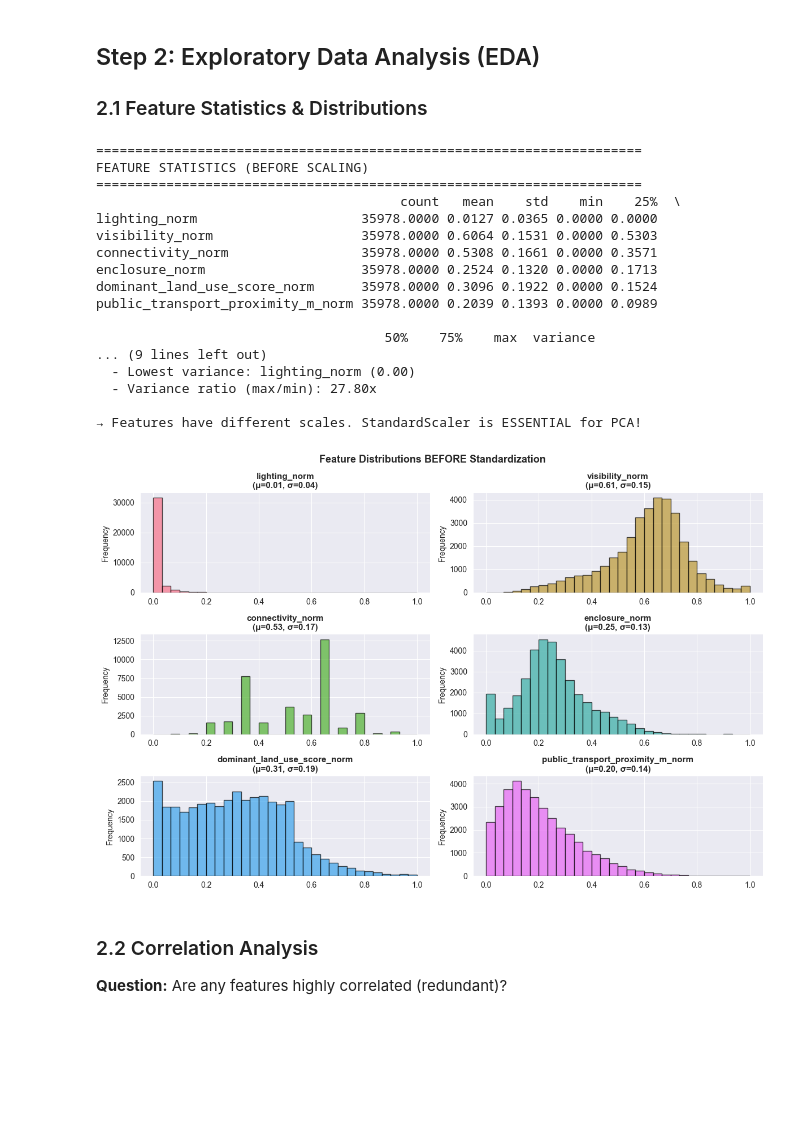
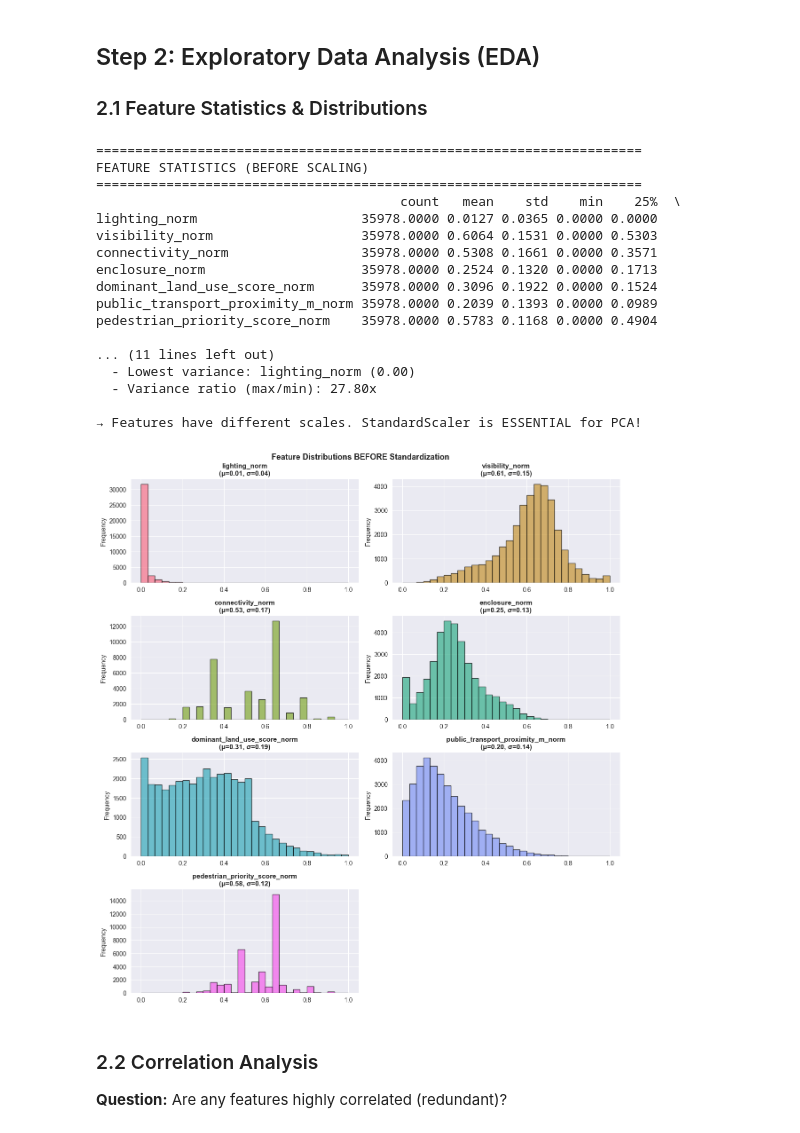
Before and after one commit to modnas-m/MaCAD26-G01-DataEncoding, a Jupyter notebook: notebooks/03_PCA.ipynb, the cells around one changed output. Drawn from its saved outputs; the diff is of its cells as text; code cells hidden in the pictures; blank space fills up the shorter version.

```diff
--- a/notebooks/03_PCA.ipynb
+++ b/notebooks/03_PCA.ipynb
@@ -18,6 +18,7 @@ import pandas as pd
 import numpy as np
 import matplotlib.pyplot as plt
 import seaborn as sns
+from pathlib import Path
 from sklearn.preprocessing import StandardScaler
 from sklearn.decomposition import PCA
 from sklearn.model_selection import train_test_split
@@ -34,6 +35,9 @@ sns.set_palette('husl')
 plt.rcParams['figure.figsize'] = (12, 6)
 pd.set_option('display.float_format', '{:.4f}'.format)
 
+EXPORT_DIR = Path(r'C:\Users\maria\Documents\GitHub\MaCAD26-G01-DataEncoding\notebooks\plots\pca')
+EXPORT_DIR.mkdir(parents=True, exist_ok=True)
+
 print('✓ All imports successful')
 # %% [output]
 ✓ All imports successful
@@ -52,7 +56,7 @@ print('✓ All imports successful')
 print('Loading feature data...')
 
 # Define feature columns
-FEATURE_COLS = ['lighting_norm', 'visibility_norm', 'connectivity_norm', 'enclosure_norm', 'dominant_land_use_score_norm', 'public_transport_proximity_m_norm']
+FEATURE_COLS = ['lighting_norm', 'visibility_norm', 'connectivity_norm', 'enclosure_norm', 'dominant_land_use_score_norm', 'public_transport_proximity_m_norm', 'pedestrian_priority_score_norm']
 
 csv_path = r'C:\Users\maria\Documents\GitHub\MaCAD26-G01-DataEncoding\csv\segment_risk_scores_w-id.csv'
 try:
@@ -118,29 +122,38 @@ connectivity_norm                 35978.0000 0.5308 0.1661 0.0000 0.3571
 enclosure_norm                    35978.0000 0.2524 0.1320 0.0000 0.1713
 dominant_land_use_score_norm      35978.0000 0.3096 0.1922 0.0000 0.1524
 public_transport_proximity_m_norm 35978.0000 0.2039 0.1393 0.0000 0.0989
+pedestrian_priority_score_norm    35978.0000 0.5783 0.1168 0.0000 0.4904
 
-                                     50%    75%    max  variance
-... (9 lines left out)
+... (11 lines left out)
   - Lowest variance: lighting_norm (0.00)
   - Variance ratio (max/min): 27.80x
 
 → Features have different scales. StandardScaler is ESSENTIAL for PCA!
 # %%
 # Visualize feature distributions
-fig, axes = plt.subplots(3, 2, figsize=(12, 8))
-colors_palette = sns.color_palette('husl', 6)
+n_features = len(FEATURE_COLS)
+ncols = 2
+nrows = int(np.ceil(n_features / ncols))
+fig, axes = plt.subplots(nrows, ncols, figsize=(12, 3.2 * nrows))
+axes = np.atleast_1d(axes).ravel()
+colors_palette = sns.color_palette('husl', n_features)
 
-for ax, col, color in zip(axes.flat, FEATURE_COLS, colors_palette):
+for ax, col, color in zip(axes, FEATURE_COLS, colors_palette):
     ax.hist(X[col].dropna(), bins=30, color=color, edgecolor='black', alpha=0.7)
     ax.set_title(f'{col}\n(μ={X[col].mean():.2f}, σ={X[col].std():.2f})', fontsize=11, fontweight='bold')
     ax.set_ylabel('Frequency')
     ax.spines[['top', 'right']].set_visible(False)
 
+# Hide any unused axes if the feature count is odd
+for ax in axes[n_features:]:
+    ax.axis('off')
+
 plt.suptitle('Feature Distributions BEFORE Standardization', fontsize=13, fontweight='bold')
 plt.tight_layout()
+fig.savefig(EXPORT_DIR / '03_pca_feature_distributions.png', dpi=300, bbox_inches='tight')
 plt.show()
 # %% [output]
-[figure, old version]
+[figure, new version]
 # %% [markdown]
 ### 2.2 Correlation Analysis
 
```
Also changed, not shown: parts of 8 cells of this notebook, 6 other files.
